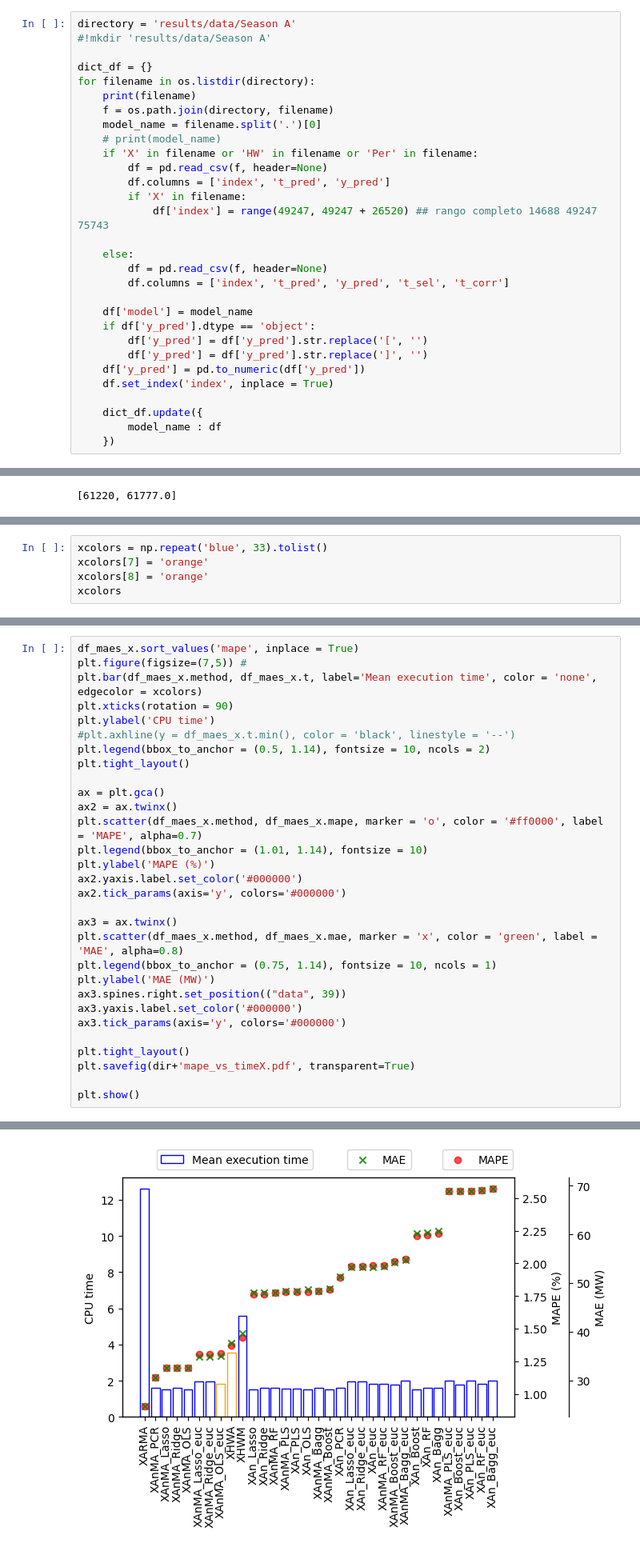
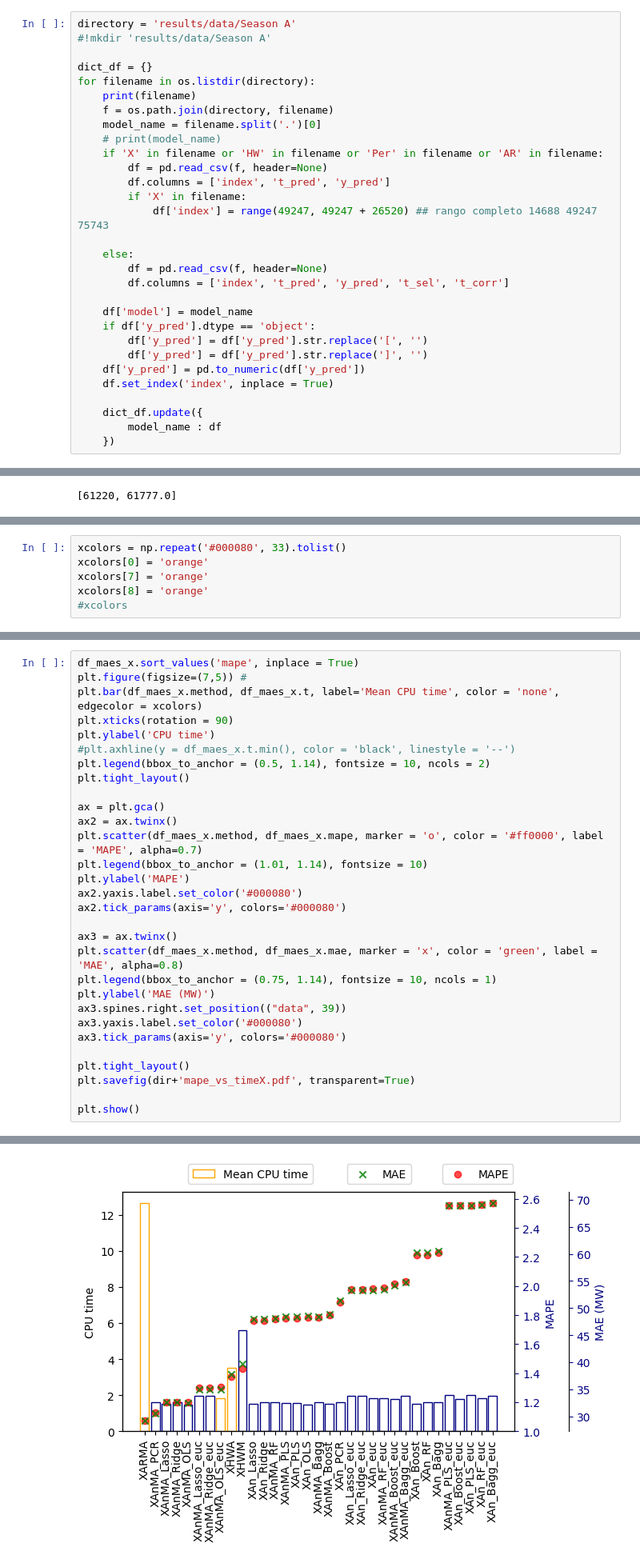
Before and after one commit to urieliram/analog, a Jupyter notebook: test2.ipynb, the cells around one changed output, grey strips where cells are left out. Shown at 80% size. Saved outputs shown, nothing was run; the diff lists cells and outputs as text.

```diff
--- a/test2.ipynb
+++ b/test2.ipynb
@@ -69,7 +69,7 @@ for filename in os.listdir(directory):
     f = os.path.join(directory, filename)
     model_name = filename.split('.')[0]
     # print(model_name)
-    if 'X' in filename or 'HW' in filename or 'Per' in filename:
+    if 'X' in filename or 'HW' in filename or 'Per' in filename or 'AR' in filename:
         df = pd.read_csv(f, header=None)
         df.columns = ['index', 't_pred', 'y_pred']
         if 'X' in filename:
@@ -432,7 +451,8 @@ df_maes_not_x.method
 8         An_OLS_euc
 Name: method, dtype: object
 # %%
-xcolors = np.repeat('blue', 33).tolist()
+xcolors = np.repeat('#000080', 33).tolist()
+xcolors[0] = 'orange'
 xcolors[7] = 'orange'
 xcolors[8] = 'orange'
-xcolors
+#xcolors
@@ -457,39 +459,39 @@ xcolors
 # %%
 df_maes_x.sort_values('mape', inplace = True)
 plt.figure(figsize=(7,5)) #
-plt.bar(df_maes_x.method, df_maes_x.t, label='Mean execution time', color = 'none', edgecolor = xcolors)
+plt.bar(df_maes_x.method, df_maes_x.t, label='Mean CPU time', color = 'none', edgecolor = xcolors)
 plt.xticks(rotation = 90)
 plt.ylabel('CPU time')
 #plt.axhline(y = df_maes_x.t.min(), color = 'black', linestyle = '--')
 plt.legend(bbox_to_anchor = (0.5, 1.14), fontsize = 10, ncols = 2)
 plt.tight_layout()
 
 ax = plt.gca()
 ax2 = ax.twinx()
 plt.scatter(df_maes_x.method, df_maes_x.mape, marker = 'o', color = '#ff0000', label = 'MAPE', alpha=0.7)
 plt.legend(bbox_to_anchor = (1.01, 1.14), fontsize = 10)
-plt.ylabel('MAPE (%)')
-ax2.yaxis.label.set_color('#000000')
-ax2.tick_params(axis='y', colors='#000000')
+plt.ylabel('MAPE')
+ax2.yaxis.label.set_color('#000080')
+ax2.tick_params(axis='y', colors='#000080')
 
 ax3 = ax.twinx()
 plt.scatter(df_maes_x.method, df_maes_x.mae, marker = 'x', color = 'green', label = 'MAE', alpha=0.8)
 plt.legend(bbox_to_anchor = (0.75, 1.14), fontsize = 10, ncols = 1)
 plt.ylabel('MAE (MW)')
 ax3.spines.right.set_position(("data", 39))
-ax3.yaxis.label.set_color('#000000')
-ax3.tick_params(axis='y', colors='#000000')
+ax3.yaxis.label.set_color('#000080')
+ax3.tick_params(axis='y', colors='#000080')
 
 plt.tight_layout()
 plt.savefig(dir+'mape_vs_timeX.pdf', transparent=True)
 
 plt.show()
 # %% [output]
 A value is trying to be set on a copy of a slice from a DataFrame
 
 See the caveats in the documentation: https://pandas.pydata.org/pandas-docs/stable/user_guide/indexing.html#returning-a-view-versus-a-copy
   df_maes_x.sort_values('mape', inplace = True)
-[figure, old version]
+[figure, new version]
 # %%
 # df_maes_x.sort_values('mape', inplace = True)
 # plt.figure()
```
Also changed, not shown: parts of 30 cells of this notebook, 6 other files.
